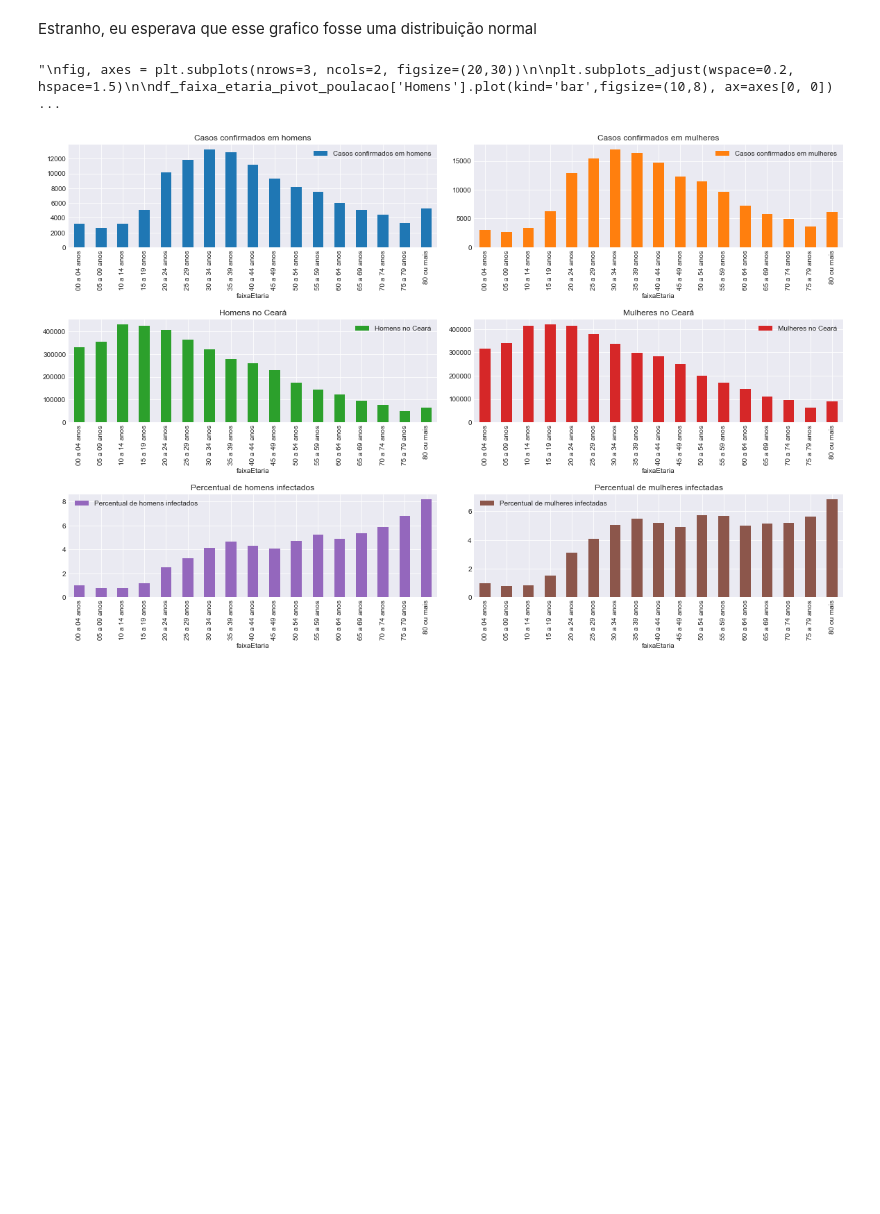
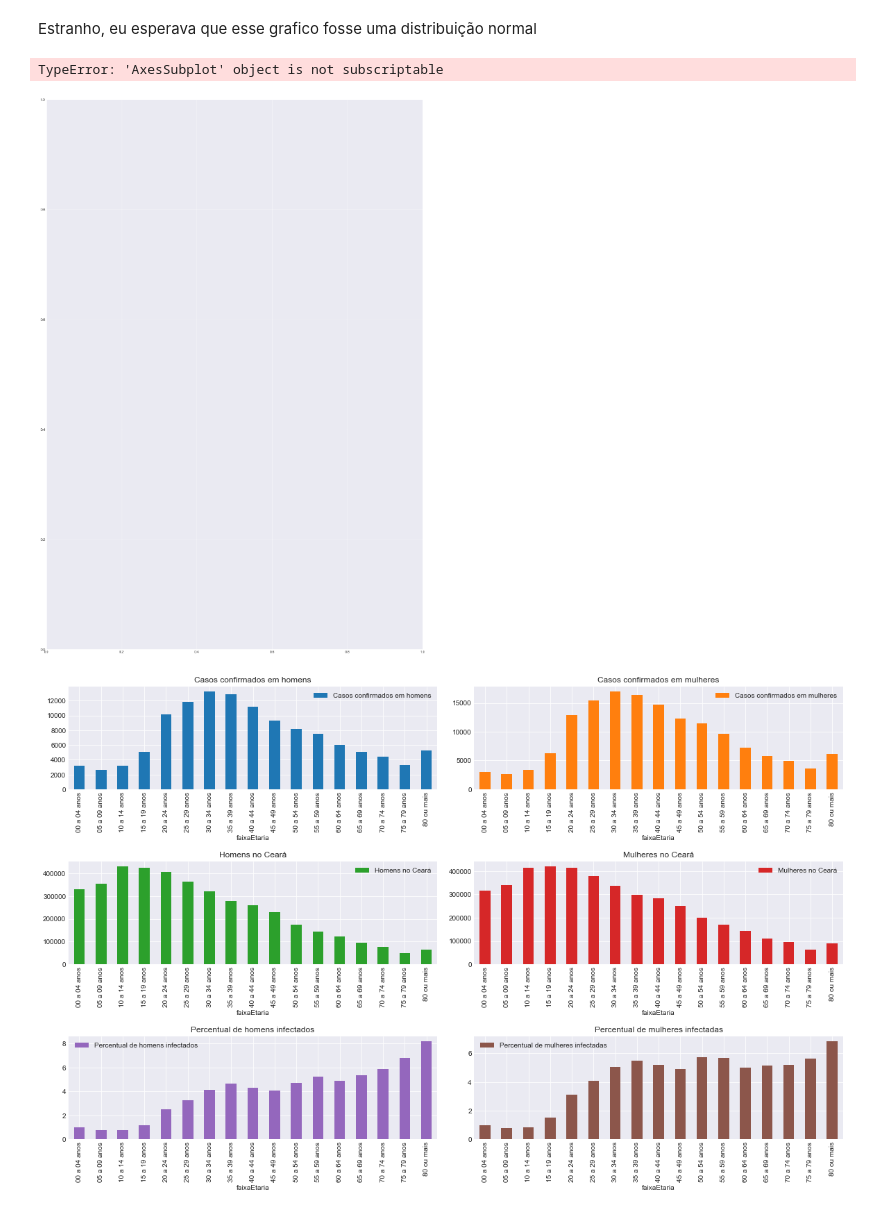
Before and after one commit to luan-prates/bootcamp-ds-aplicada-alura-2021, a Jupyter notebook: projetos/projeto_modulo_1/integrasus.ipynb, the cells around one changed output. Saved outputs shown, nothing was run; the diff lists cells and outputs as text; code cells hidden in the pictures; blank space fills up the shorter version.

```diff
--- a/projetos/projeto_modulo_1/integrasus.ipynb
+++ b/projetos/projeto_modulo_1/integrasus.ipynb
@@ -354,31 +368,36 @@ df_faixa_etaria_pivot_poulacao.head()
 # %% [markdown]
 Estranho, eu esperava que esse grafico fosse uma distribuição normal
 # %%
-'''
+
 fig, axes = plt.subplots(nrows=3, ncols=2, figsize=(20,30))
 
 plt.subplots_adjust(wspace=0.2, hspace=1.5)
 
+with pd.plotting.plot_params.use('x_compat', True, ):
+    populacao_ce['Homens'].plot.barh(color='green', alpha=0.8, ax=axes[0, 0])
+    (-populacao_ce['Mulheres']).plot.barh(color='orange', alpha=0.8, )
+'''
 df_faixa_etaria_pivot_poulacao['Homens'].plot(kind='bar',figsize=(10,8), ax=axes[0, 0])
 axes[0, 0].set_title('Homens no Ceará por faixa etaria');
 
 df_faixa_etaria_pivot_poulacao['Mulheres'].plot(kind='bar',figsize=(10,8), ax=axes[0, 1])
 axes[0, 1].set_title('Mulheres no Ceará por faixa etaria');
 
 df_faixa_etaria_pivot_poulacao['MASCULINO'].plot(kind='bar',figsize=(10,8), ax=axes[1, 0])
 axes[1, 0].set_title('Casos confirmados em homens no Ceará por faixa etaria');
 
 df_faixa_etaria_pivot_poulacao['FEMININO'].plot(kind='bar',figsize=(10,8), ax=axes[1, 1])
 axes[1, 1].set_title('Casos confirmados em mulheres no Ceará por faixa etaria');
 
 df_faixa_etaria_pivot_poulacao['%h'].plot(kind='bar',figsize=(20,8), ax=axes[2, 0])
 axes[2, 0].set_title('Percentual de homens infectados por covid-19 por faixa etaria');
 
 df_faixa_etaria_pivot_poulacao['%m'].plot(kind='bar',figsize=(20,8), ax=axes[2, 1])
 axes[2, 1].set_title('Percentual de mulheres infectadas por covid-19 por faixa etaria');
 '''
 # %% [output]
-"\nfig, axes = plt.subplots(nrows=3, ncols=2, figsize=(20,30))\n\nplt.subplots_adjust(wspace=0.2, hspace=1.5)\n\ndf_faixa_etaria_pivot_poulacao['Homens'].plot(kind='bar',figsize=(10,8), ax=axes[0, 0]) ...
+TypeError: 'AxesSubplot' object is not subscriptable
+[figure, added]
 # %%
 fig, axes = plt.subplots(3, 2, figsize=(20, 12))
 
```
Also changed, not shown: parts of 8 cells of this notebook.
